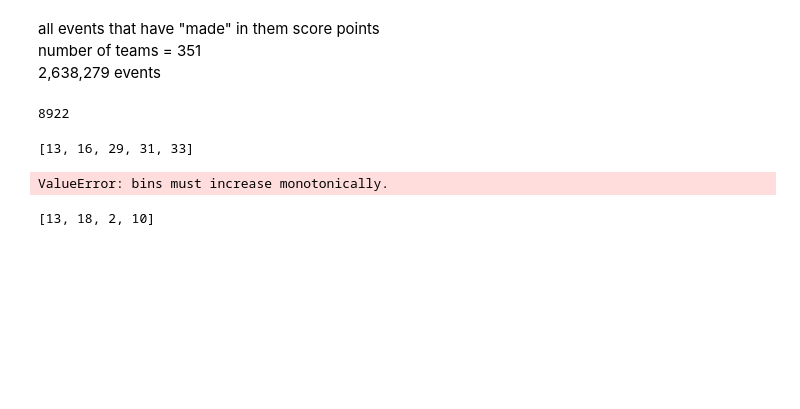
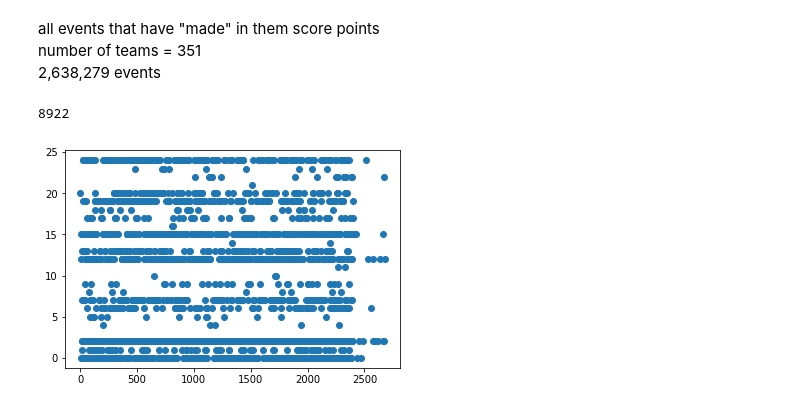
Before and after one commit to TheMoods/MarchMadness, a Jupyter notebook: Frank_events_exporation.ipynb, the cells around one changed output. Saved outputs shown, nothing was run; the diff lists cells and outputs as text; code cells hidden in the pictures; blank space fills up the shorter version.

```diff
--- a/Frank_events_exporation.ipynb
+++ b/Frank_events_exporation.ipynb
@@ -61,7 +107,3 @@ for event in game_events:
     id_array.append(event_id)
 
 time_map["Event_ID"] = id_array
-# %%
-seconds[:5]
-# %% [output]
-[13, 16, 29, 31, 33]
@@ -70,10 +110,5 @@ id_array
 # %%
-plt.hist(seconds, id_array)
+plt.scatter(seconds, id_array)
 plt.show()
 # %% [output]
-ValueError: bins must increase monotonically.
+[figure, added]
-# %%
-#game_events[0]
-id_array[:4]
-# %% [output]
-[13, 18, 2, 10]
```
Also changed, not shown: parts of 8 cells of this notebook.
